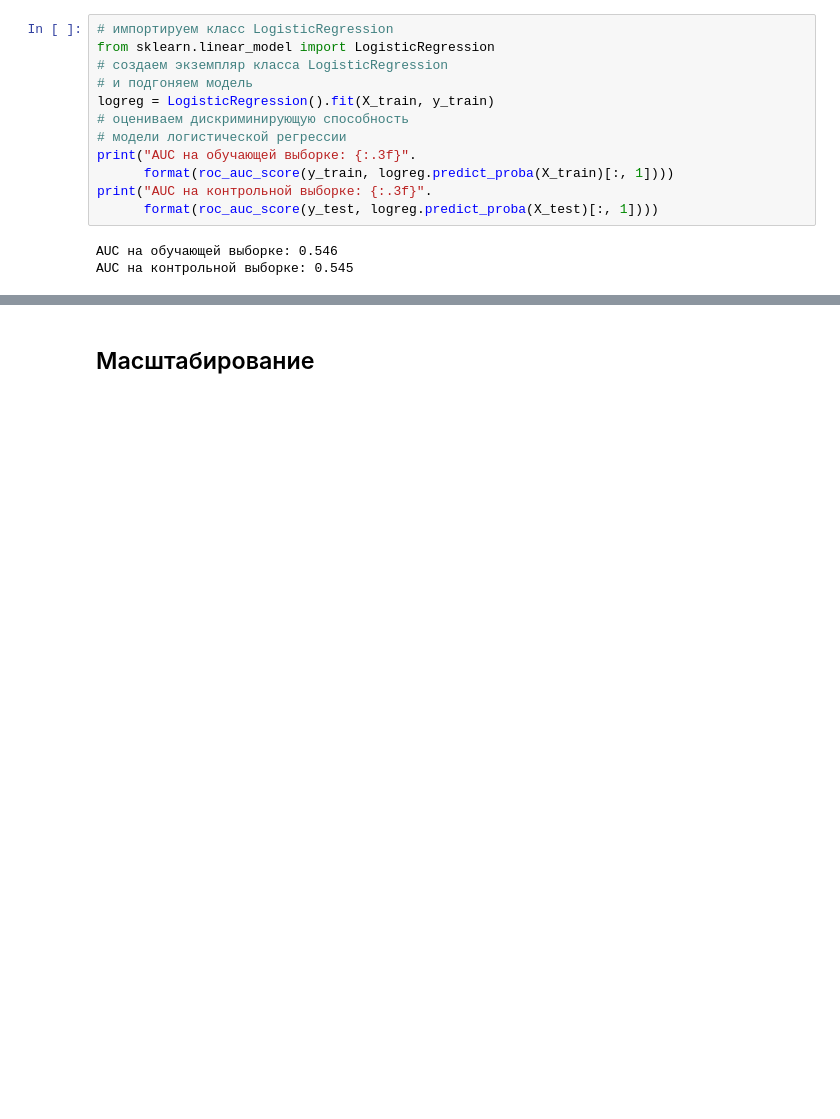
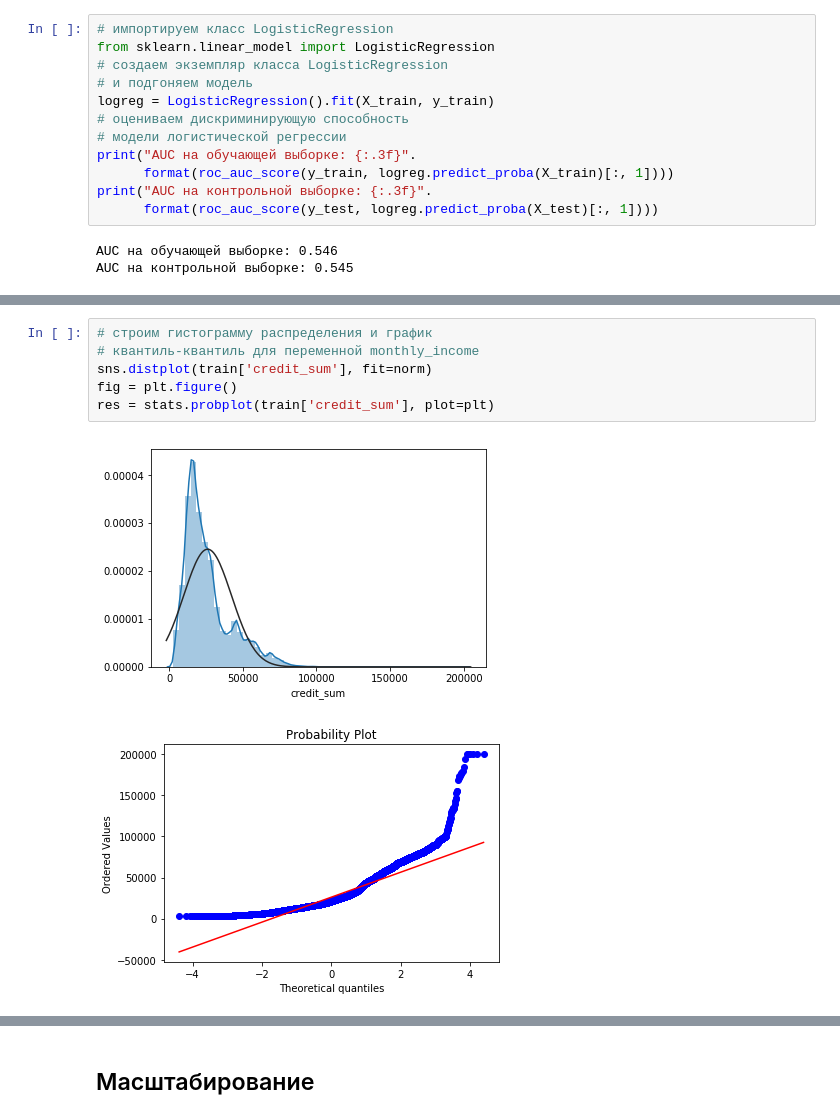
Before and after one commit to gameofdrone/Learning_Pandas_russian_translation-1, a Jupyter notebook: Notebooks/Приложение 4_Пример предварительной подготовки данных в pandas.ipynb, the cells around one changed output, grey strips where cells are left out. Cells and saved outputs as stored; diff of their text form; blank space fills up the shorter version.

```diff
--- a/Notebooks/Приложение 4_Пример предварительной подготовки данных в pandas.ipynb
+++ b/Notebooks/Приложение 4_Пример предварительной подготовки данных в pandas.ipynb
@@ -1012,0 +1305,9 @@ AUC на контрольной выборке: 0.545
+# %%
+# строим гистограмму распределения и график
+# квантиль-квантиль для переменной monthly_income
+sns.distplot(train['credit_sum'], fit=norm)
+fig = plt.figure()
+res = stats.probplot(train['credit_sum'], plot=plt)
+# %% [output]
+[figure, added]
+[figure, added]
```
Also changed, not shown: parts of 111 cells of this notebook.
